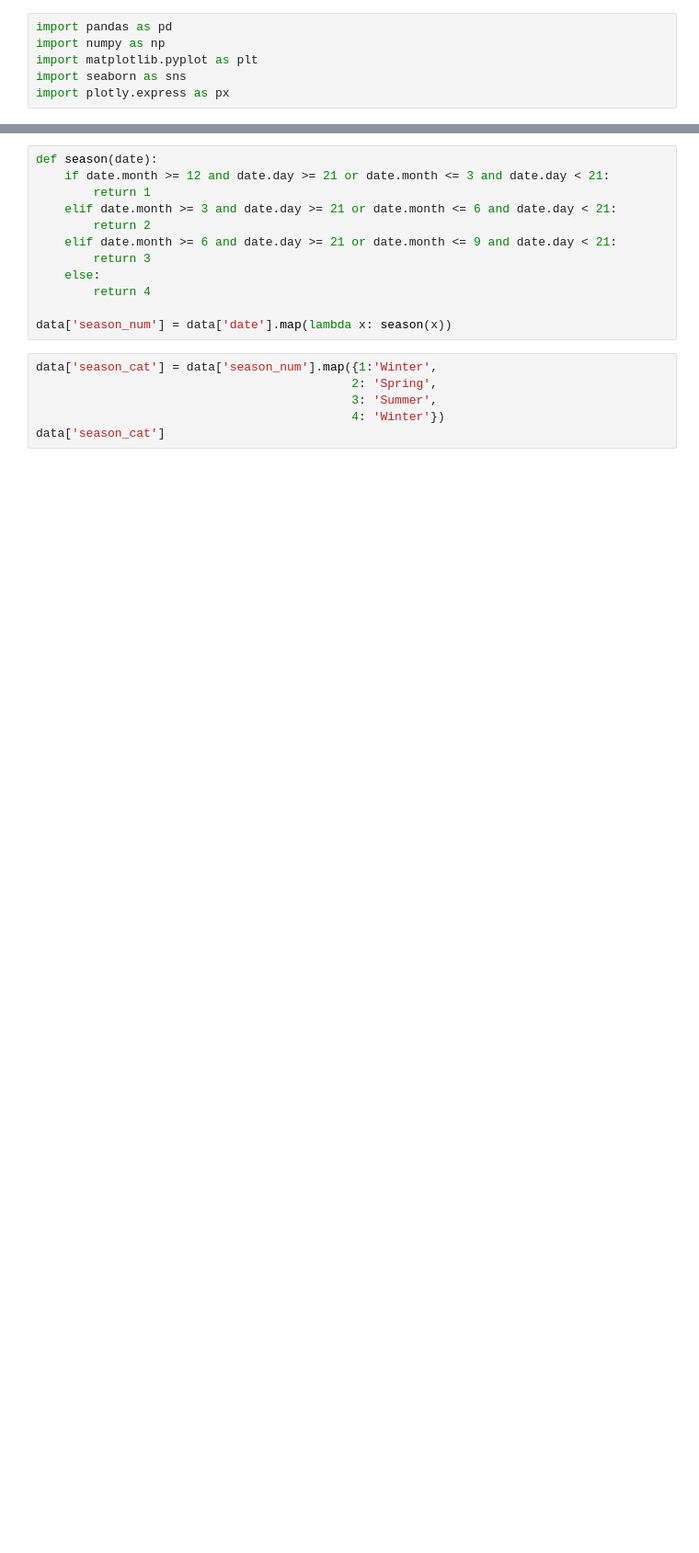
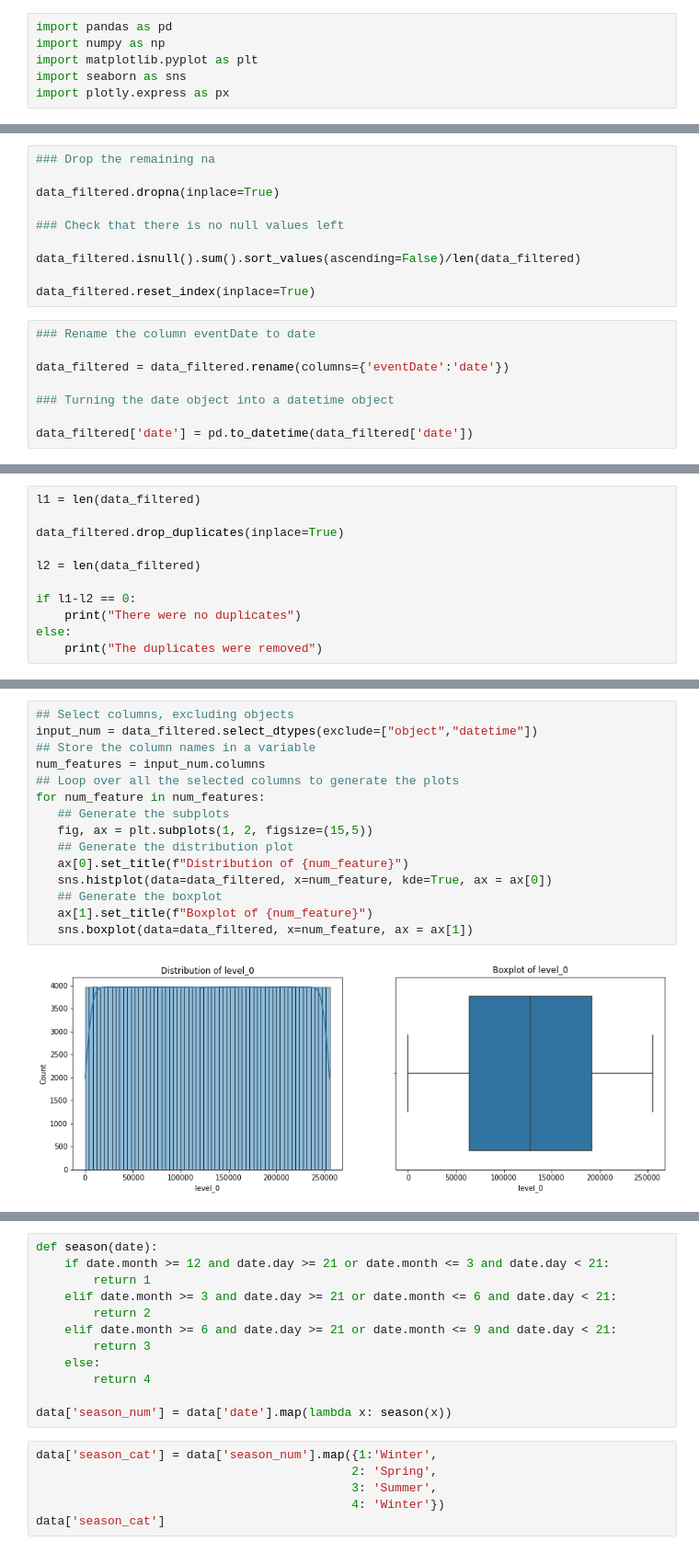
Before and after one commit to hadri96/Mush_Me, a Jupyter notebook: Mush_Me/data/metadata/Exploration_set.ipynb, the cells around one changed output, grey strips where cells are left out. Shown at 92% size. Cells and saved outputs as stored; diff of their text form; blank space fills up the shorter version.

```diff
--- a/Mush_Me/data/metadata/Exploration_set.ipynb
+++ b/Mush_Me/data/metadata/Exploration_set.ipynb
@@ -99,0 +64,18 @@ Name: Habitat, dtype: int64
+# %%
+### Drop the remaining na
+
+data_filtered.dropna(inplace=True)
+
+### Check that there is no null values left
+
+data_filtered.isnull().sum().sort_values(ascending=False)/len(data_filtered)
+
+data_filtered.reset_index(inplace=True)
+# %%
+### Rename the column eventDate to date
+
+data_filtered = data_filtered.rename(columns={'eventDate':'date'})
+
+### Turning the date object into a datetime object
+
+data_filtered['date'] = pd.to_datetime(data_filtered['date'])
@@ -99,0 +84,11 @@ Name: Habitat, dtype: int64
+# %%
+l1 = len(data_filtered)
+
+data_filtered.drop_duplicates(inplace=True)
+
+l2 = len(data_filtered)
+
+if l1-l2 == 0:
+    print("There were no duplicates")
+else:
+    print("The duplicates were removed")
@@ -99,0 +117,17 @@ Name: Habitat, dtype: int64
+# %%
+## Select columns, excluding objects
+input_num = data_filtered.select_dtypes(exclude=["object","datetime"])
+## Store the column names in a variable
+num_features = input_num.columns
+## Loop over all the selected columns to generate the plots
+for num_feature in num_features:
+   ## Generate the subplots
+   fig, ax = plt.subplots(1, 2, figsize=(15,5))
+   ## Generate the distribution plot
+   ax[0].set_title(f"Distribution of {num_feature}")
+   sns.histplot(data=data_filtered, x=num_feature, kde=True, ax = ax[0])
+   ## Generate the boxplot
+   ax[1].set_title(f"Boxplot of {num_feature}")
+   sns.boxplot(data=data_filtered, x=num_feature, ax = ax[1])
+# %% [output]
+[figure, added]
```
Also changed, not shown: parts of 26 cells of this notebook.
